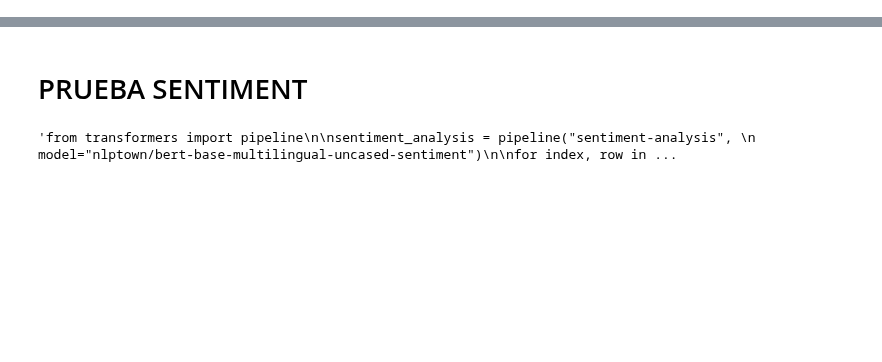
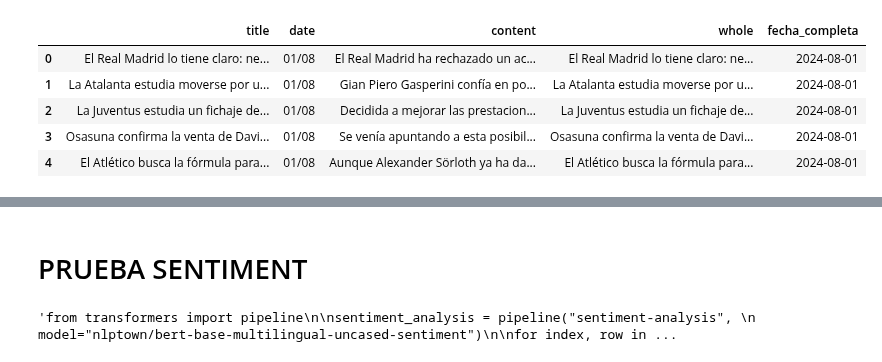
Before and after one commit to Santiagodiz/PlayerPulse, a Jupyter notebook: data/players_cleaning.ipynb, the cells around one changed output, grey strips where cells are left out. Saved outputs shown, nothing was run; the diff lists cells and outputs as text; code cells hidden in the pictures; blank space fills up the shorter version.

```diff
--- a/data/players_cleaning.ipynb
+++ b/data/players_cleaning.ipynb
@@ -45,20 +15,31 @@ See the caveats in the documentation: https://pandas.pydata.org/pandas-docs/stab
 # %%
 def agregar_año(row):
     try:
         # Intentar convertir la fecha con el formato correcto, agregando el año apropiado
         fecha = pd.to_datetime(row['date'], format='%d/%m', errors='coerce')
 
         # Verificar si la fecha es válida (no es NaT)
         if pd.isna(fecha):
             return None  # Puedes decidir cómo manejar estas fechas no válidas
 
         # Lógica para asignar el año (ajusta según tus criterios)
         if fecha.month in range(10, 12+1):
             return pd.to_datetime(row['date'] + '/2023', format='%d/%m/%Y', errors='coerce')
         else:  # De lo contrario, asignar 2024
             return pd.to_datetime(row['date'] + '/2024', format='%d/%m/%Y', errors='coerce')
 
     except Exception as e:
         print(f"Error procesando la fila {row.name}: {e}")
         return None
+
+
+df['fecha_completa'] = df.apply(agregar_año, axis=1)
+df.head()
+# %% [output]
+|  | title | date | content | whole | fecha_completa |
+| 0 | El Real Madrid lo tiene claro: ne... | 01/08 | El Real Madrid ha rechazado un ac... | El Real Madrid lo tiene claro: ne... | 2024-08-01 |
+| 1 | La Atalanta estudia moverse por u... | 01/08 | Gian Piero Gasperini confía en po... | La Atalanta estudia moverse por u... | 2024-08-01 |
+| 2 | La Juventus estudia un fichaje de... | 01/08 | Decidida a mejorar las prestacion... | La Juventus estudia un fichaje de... | 2024-08-01 |
+| 3 | Osasuna confirma la venta de Davi... | 01/08 | Se venía apuntando a esta posibil... | Osasuna confirma la venta de Davi... | 2024-08-01 |
+| 4 | El Atlético busca la fórmula para... | 01/08 | Aunque Alexander Sörloth ya ha da... | El Atlético busca la fórmula para... | 2024-08-01 |
 # %%
```
Also changed, not shown: parts of 7 cells of this notebook, 1 other file.
